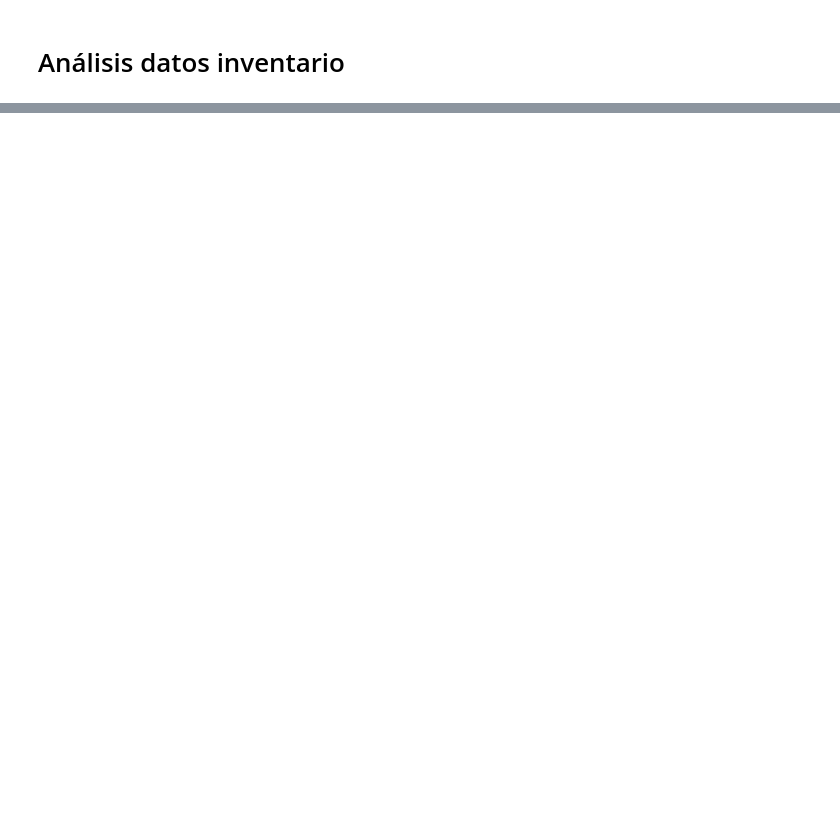
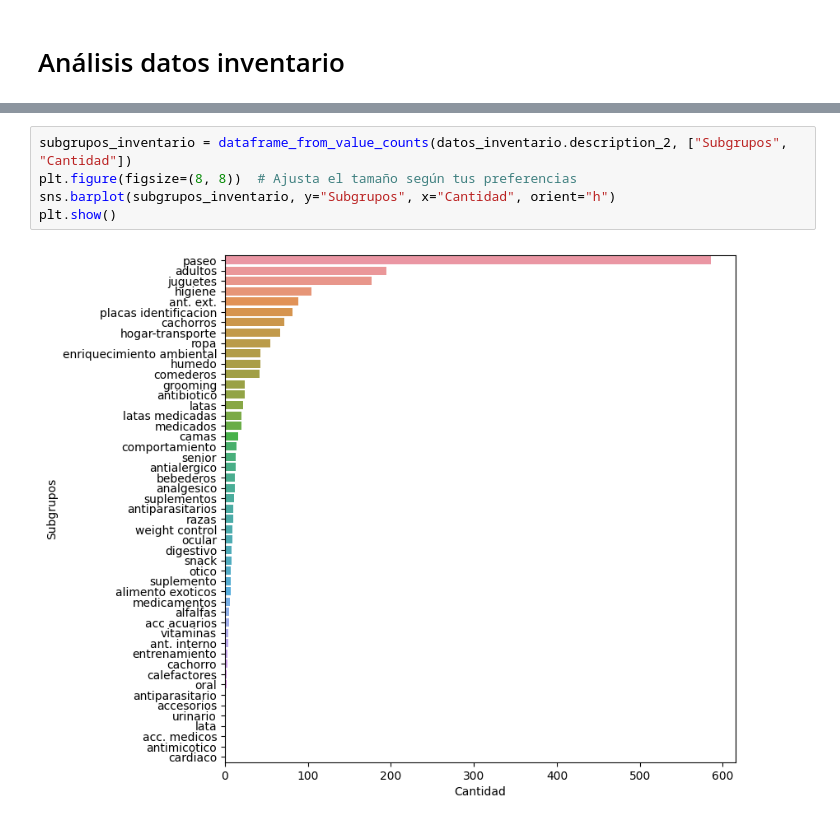
Before and after one commit to yaelcohenk/Capstone, a Jupyter notebook: src/EDA.ipynb, the cells around one changed output, grey strips where cells are left out. Drawn from its saved outputs; the diff is of its cells as text; blank space fills up the shorter version.

```diff
--- a/src/EDA.ipynb
+++ b/src/EDA.ipynb
@@ -113,0 +241,7 @@ dtype: int64
+# %%
+subgrupos_inventario = dataframe_from_value_counts(datos_inventario.description_2, ["Subgrupos", "Cantidad"])
+plt.figure(figsize=(8, 8))  # Ajusta el tamaño según tus preferencias
+sns.barplot(subgrupos_inventario, y="Subgrupos", x="Cantidad", orient="h")
+plt.show()
+# %% [output]
+[figure, added]
```
Also changed, not shown: parts of 34 cells of this notebook.
